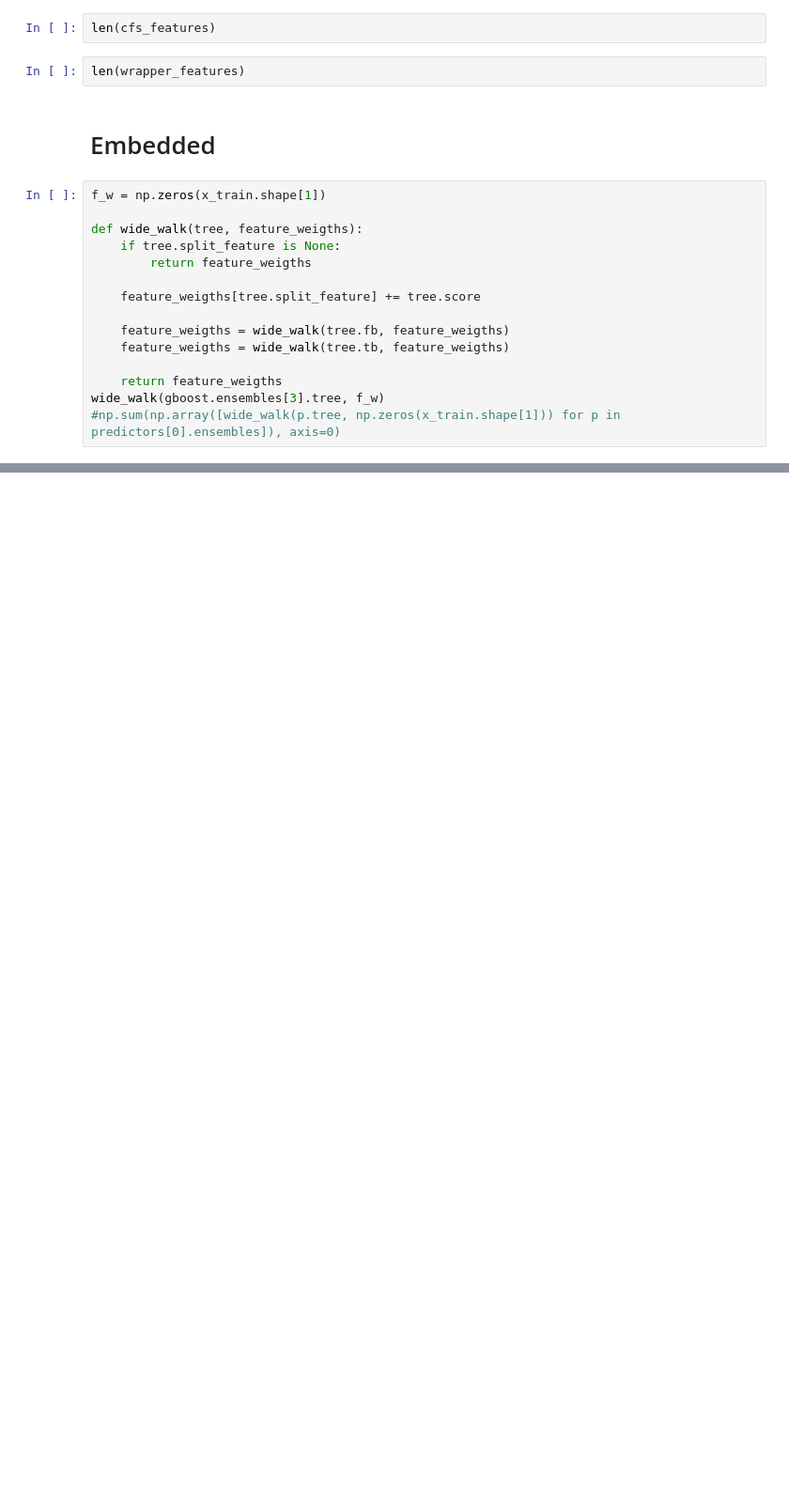
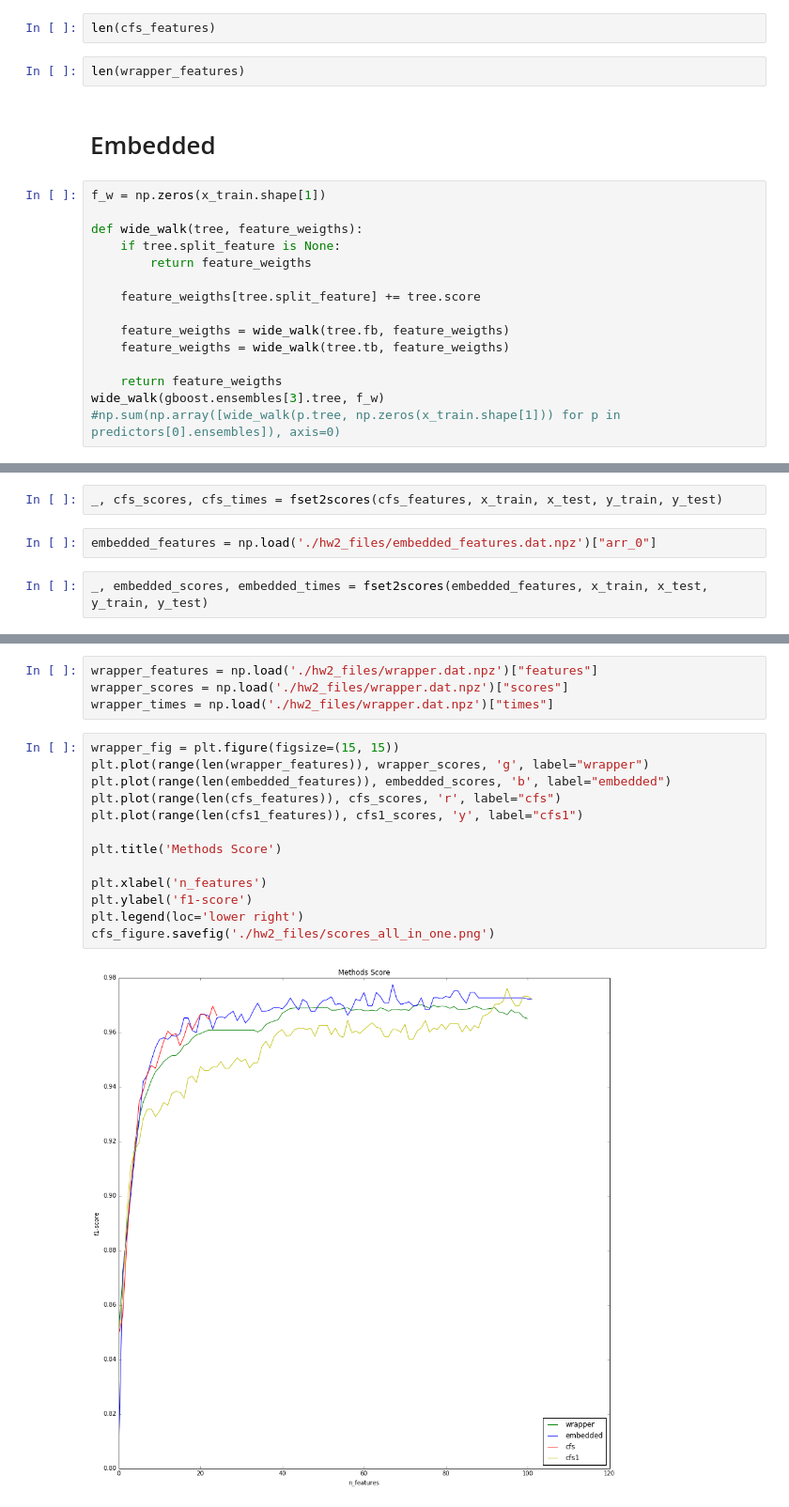
Before and after one commit to KopBob/technosphere, a Jupyter notebook: ml2/hw2.ipynb, the cells around one changed output, grey strips where cells are left out. Shown at 94% size. Saved outputs shown, nothing was run; the diff lists cells and outputs as text; blank space fills up the shorter version.

```diff
--- a/ml2/hw2.ipynb
+++ b/ml2/hw2.ipynb
@@ -212,0 +253,6 @@ wide_walk(gboost.ensembles[3].tree, f_w)
+# %%
+_, cfs_scores, cfs_times = fset2scores(cfs_features, x_train, x_test, y_train, y_test)
+# %%
+embedded_features = np.load('./hw2_files/embedded_features.dat.npz')["arr_0"]
+# %%
+_, embedded_scores, embedded_times = fset2scores(embedded_features, x_train, x_test, y_train, y_test)
@@ -212,0 +262,19 @@ wide_walk(gboost.ensembles[3].tree, f_w)
+# %%
+wrapper_features = np.load('./hw2_files/wrapper.dat.npz')["features"]
+wrapper_scores = np.load('./hw2_files/wrapper.dat.npz')["scores"]
+wrapper_times = np.load('./hw2_files/wrapper.dat.npz')["times"]
+# %%
+wrapper_fig = plt.figure(figsize=(15, 15))
+plt.plot(range(len(wrapper_features)), wrapper_scores, 'g', label="wrapper")
+plt.plot(range(len(embedded_features)), embedded_scores, 'b', label="embedded")
+plt.plot(range(len(cfs_features)), cfs_scores, 'r', label="cfs")
+plt.plot(range(len(cfs1_features)), cfs1_scores, 'y', label="cfs1")
+
+plt.title('Methods Score')
+
+plt.xlabel('n_features')
+plt.ylabel('f1-score')
+plt.legend(loc='lower right')
+cfs_figure.savefig('./hw2_files/scores_all_in_one.png')
+# %% [output]
+[figure, added]
```
Also changed, not shown: parts of 34 cells of this notebook, 11 other files.
